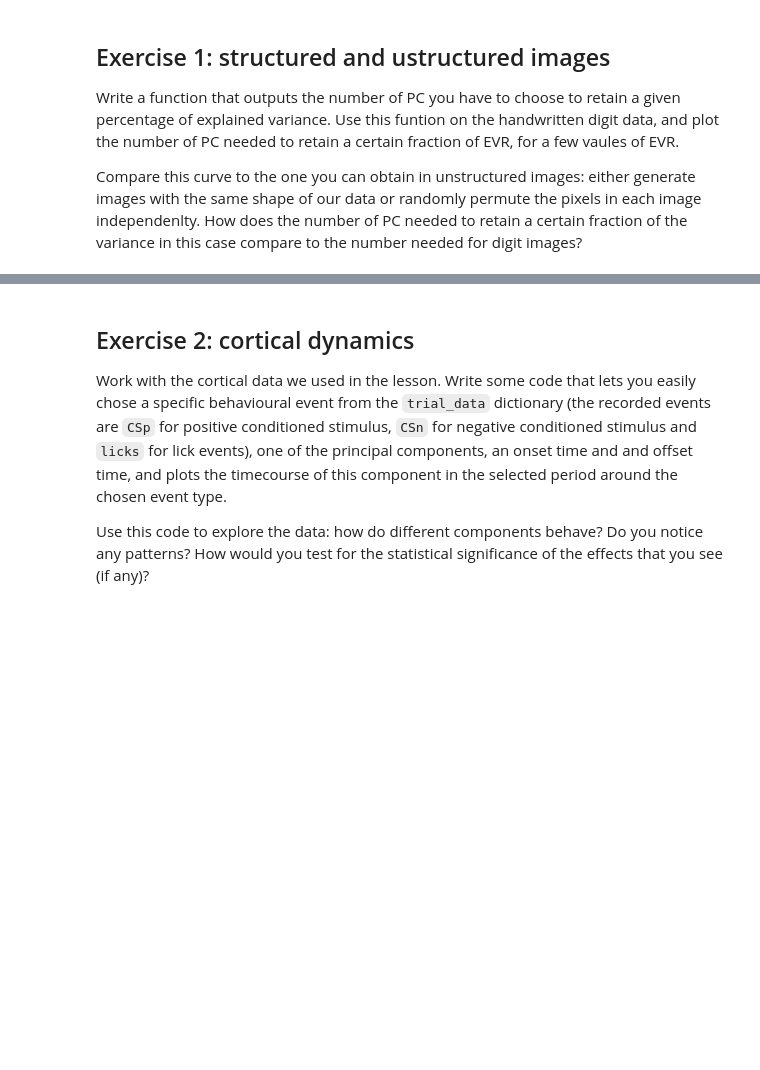
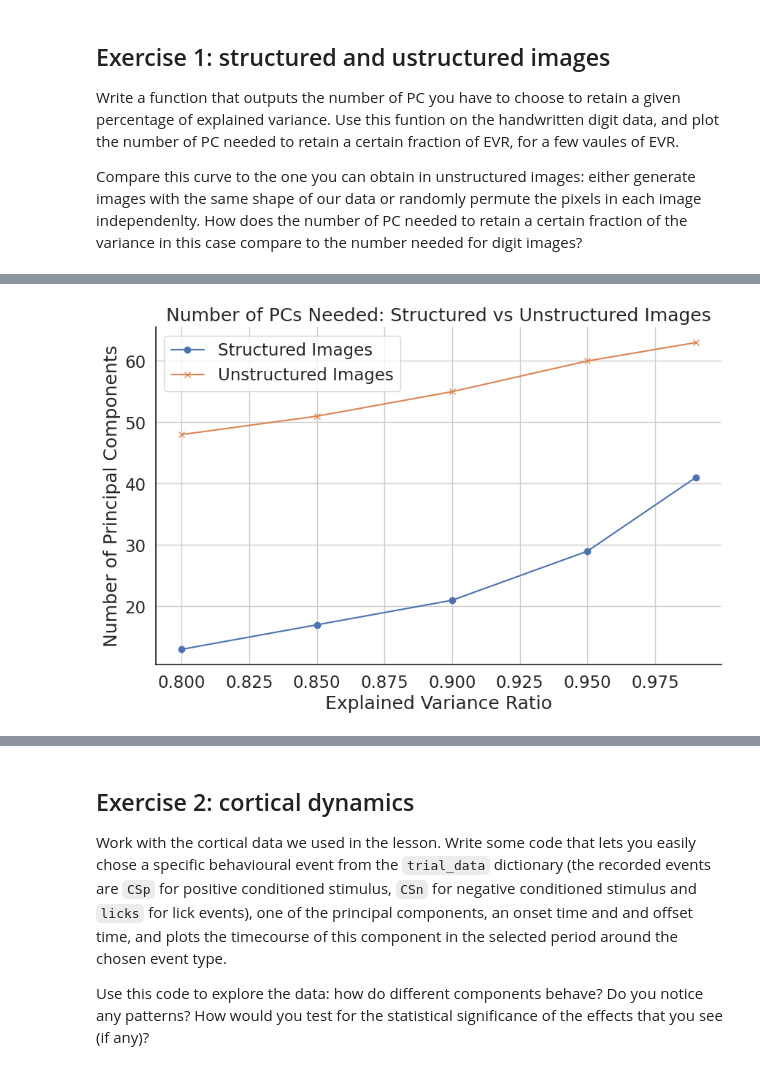
Before and after one commit to xamweil/population-methods, a Jupyter notebook: 03-dimensionality-reduction/exercises.ipynb, the cells around one changed output, grey strips where cells are left out. Drawn from its saved outputs; the diff is of its cells as text; code cells hidden in the pictures; blank space fills up the shorter version.

```diff
--- a/03-dimensionality-reduction/exercises.ipynb
+++ b/03-dimensionality-reduction/exercises.ipynb
@@ -10,0 +75,26 @@ Compare this curve to the one you can obtain in unstructured images: either gene
+# %%
+# Generate unstructured images by randomly permuting the pixels in each image
+images_unstructured = images.copy()
+np.random.seed(42)
+for i in range(images_unstructured.shape[0]):
+    np.random.shuffle(images_unstructured[i])
+
+# Calculate the number of PCs needed for each variance ratio for unstructured images
+num_pcs_unstructured_list = []
+
+for vr in variance_ratios:
+    num_pcs, _ = num_pcs_to_retain_variance(images_unstructured, vr)
+    num_pcs_unstructured_list.append(num_pcs)
+
+# Plot the comparison of structured vs unstructured images
+plt.figure(figsize=(10, 6))
+plt.plot(variance_ratios, num_pcs_list, marker='o', label='Structured Images')
+plt.plot(variance_ratios, num_pcs_unstructured_list, marker='x', label='Unstructured Images')
+plt.xlabel('Explained Variance Ratio')
+plt.ylabel('Number of Principal Components')
+plt.title('Number of PCs Needed: Structured vs Unstructured Images')
+plt.legend()
+plt.grid(True)
+plt.show()
+# %% [output]
+[figure, added]
```
Also changed, not shown: parts of 7 cells of this notebook.
